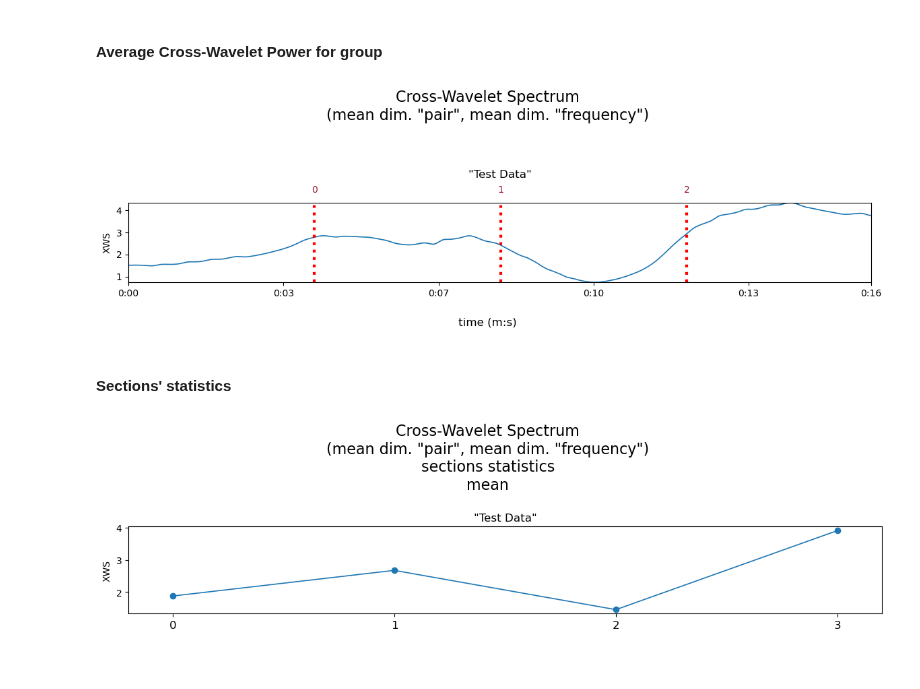
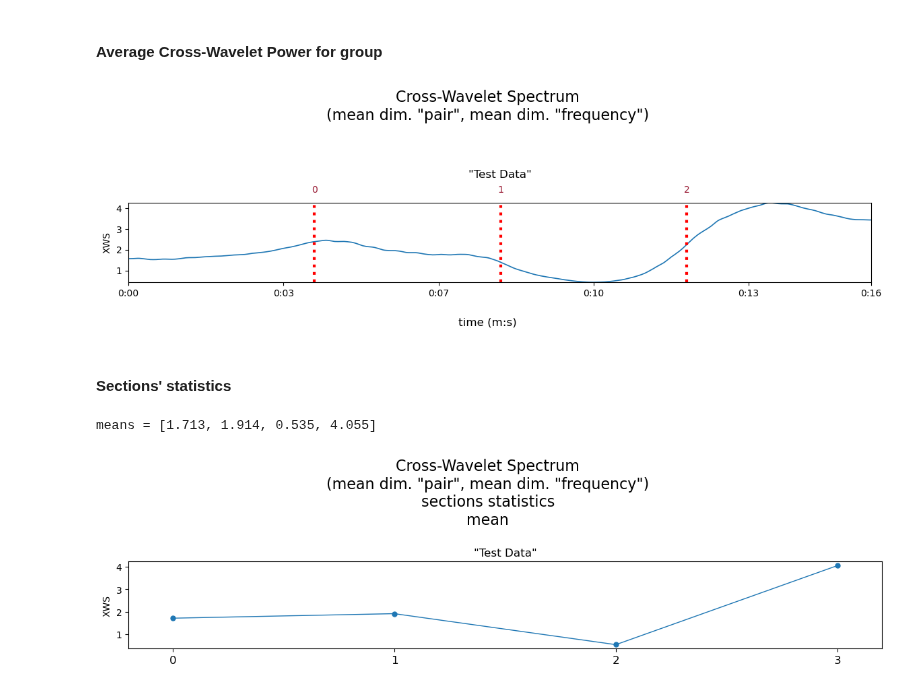
Before and after one commit to juigmend/SynCoord, a Jupyter notebook: docs/XWT.ipynb, the cells around one changed output. Drawn from its saved outputs; the diff is of its cells as text; code cells hidden in the pictures.

```diff
--- a/docs/XWT.ipynb
+++ b/docs/XWT.ipynb
@@ -67,8 +67,8 @@ gxwt_path = r'C:/MyTemp/Matlab' # <--- folder with GXWT Matlab functions
 ***
 ### Generate synthetic data
 # %%
-test_data_1 = sc.ptdata.load( 'make', seed=1, print_info=True )
-test_data_1.visualise( vscale=1.2, dlattr='1.2' )
+test_data = sc.ptdata.load( 'make', seed=1, print_info=True )
+test_data.visualise( vscale=1.2, dlattr='1.2' )
 # %% [output]
 index; key; Name; duration (s):
   0; 0; Test Data; 0:16.0
@@ -117,12 +82,10 @@ test_data_3.names.dim
 ['point', 'axis', 'frame']
 # %%
 minmaxf = [0.1,10] # <--- minimum and maximum frequencies (Hz)
-pairs_axis = 0     # <--- dimensions to make pairs of
 
-if compute_dt: fixed_axes = -1
-else: fixed_axes = [-2,-1]
-
-xwspectr = sc.ptdata.xwt( test_data_3, minmaxf, pairs_axis, fixed_axes, gxwt_path=gxwt_path )
+pairs_axis = 0
+fixed_axes = [-2,-1]
+xwspectr = sc.ptdata.xwt( test_data, minmaxf, pairs_axis, fixed_axes, gxwt_path=gxwt_path )
 xwspectr.visualise( dlattr='1.2' )
 # %% [output]
 Connecting to Matlab...
@@ -144,16 +107,20 @@ xwspectr_aggr_pairs.visualise( vscale=1.4, dlattr='1.2' )
 xwspectr_aggr_top = sc.ptdata.aggrax( xwspectr_aggr_pairs, axis=0, function='mean' )
 xwspectr_aggr_top.visualise( vscale=1.3, vistype='line', dlattr='1.2' )
 # %% [output]
-[figure, old version]
+[figure, new version]
 # %% [markdown]
 >
 #### Sections' statistics
 # %%
-xwspectr_aggr_top_stats = sc.ptdata.secstats( xwspectr_aggr_top, last=True )
+sec_margins = [[1,1],[1,1],[1,1],[1,1]] # <--- sections' margins (seconds)
+
+xwspectr_aggr_top_stats = sc.ptdata.secstats( xwspectr_aggr_top, margins=sec_margins, last=True )
 xwspectr_aggr_top_stats.visualise( statistics='mean' )
+print('means =','['+', '.join([str(v) for v in np.round(xwspectr_aggr_top_stats.data[0][0],3)])+']')
 
 import matplotlib.pyplot as plt
 plt.xlim((-0.2,3.2))
 plt.xticks((0,1,2,3),('0','1','2','3'),fontsize=12);
 # %% [output]
+means = [1.713, 1.914, 0.535, 4.055]
-[figure, old version]
+[figure, new version]
```
Also changed, not shown: parts of 8 cells of this notebook, 3 other files.
